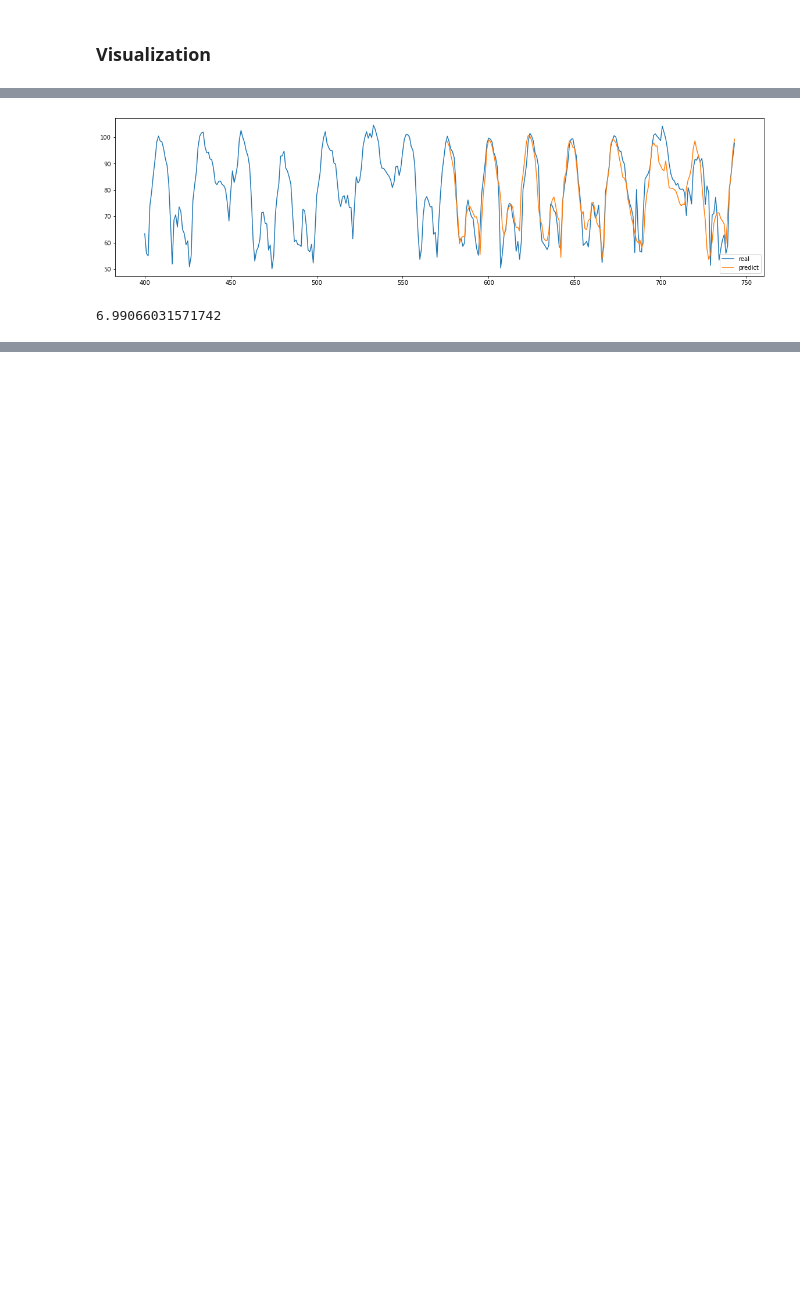
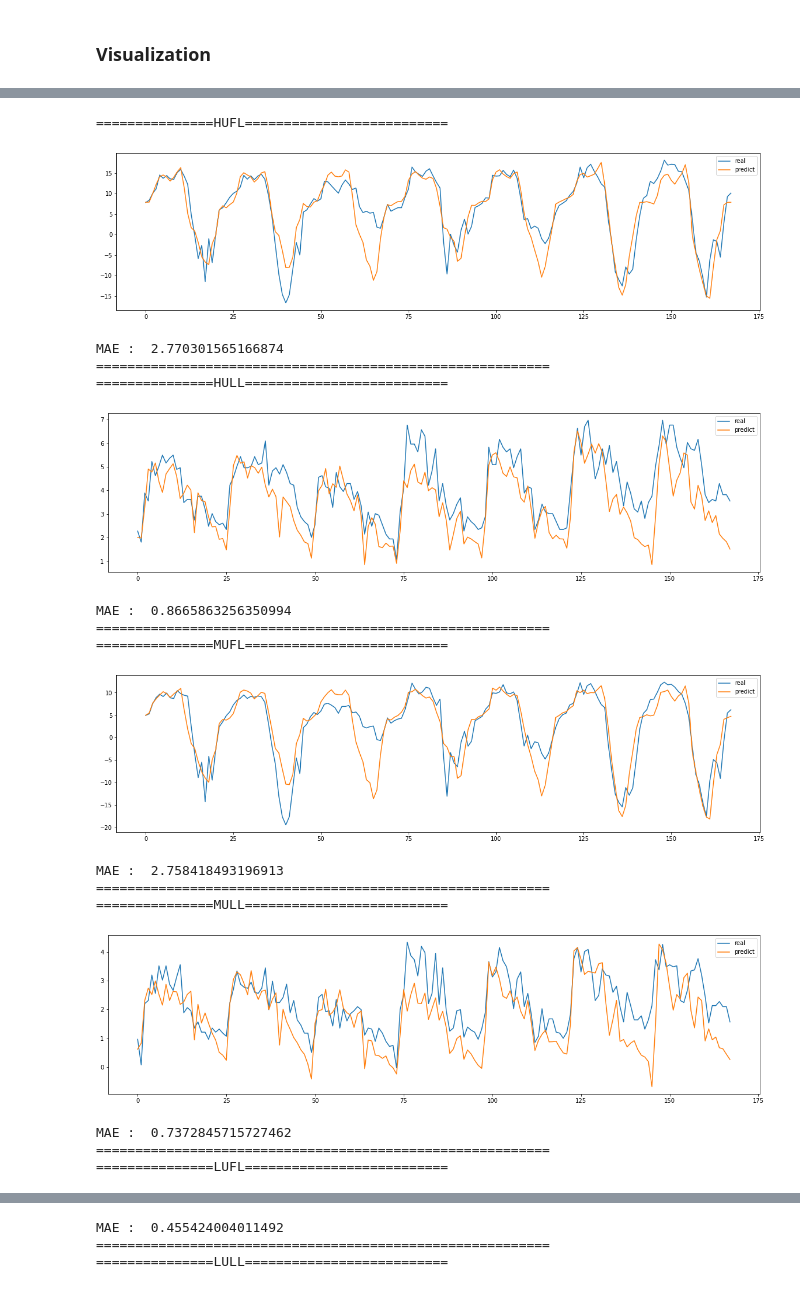
Before and after one commit to K-107/TimeSeriesForecast_Informer2020, a Jupyter notebook: informer.ipynb, the cells around one changed output, grey strips where cells are left out. Drawn from its saved outputs; the diff is of its cells as text; code cells hidden in the pictures; blank space fills up the shorter version.

```diff
--- a/informer.ipynb
+++ b/informer.ipynb
@@ -396,10 +378,10 @@ scaler = dataset.scaler # Load Data에서 사용한 scaler로 훈련 때 사용
 df_test = data_train.copy() # 훈련한 데이터를 입력으로 넣어서 일주일 후를 예측!
 
 # 훈련 데이터에서 사용한 StandardScaler로 변환
-df_test["value"] = scaler.transform(df_test["value"])
+df_scaled = scaler.transform(df_test.drop(['date'], axis=1))
 # datetime 형식으로 변환
 df_test["date"] = pd.to_datetime(df_test["date"].values)
-
+df_test = pd.concat([df_test["date"], df_scaled] ,axis=1)
 
 delta = df_test["date"][1] - df_test["date"][0] # delta는 1시간이다. Timedelta('0 days 01:00:00')
 for i in range(pred_len): # pred_len = 24*7이다.
@@ -452,2 +450,5 @@ print(time.time() - now)
 # %% [markdown]
 ### Visualization
+# %%
+df_answer = pd.read_csv("/content/ETDataset/ETT-small/df_test.csv", encoding='CP949')
+df_answer
@@ -454,23 +469,39 @@ print(time.time() - now)
 # %%
 import matplotlib.pyplot as plt
+from sklearn.metrics import mean_absolute_error
 
-real = data["value"].to_numpy()
-result = df_test["value"].iloc[-24*7:].to_numpy()
+def visualization(feature_name):
+  print(f'==============={feature_name}==========================')
+  real = df_answer[feature_name].to_numpy()
+  result = df_test[feature_name].iloc[-24*7:].to_numpy()
 
-real = min_max_scaler.inverse_transform(real.reshape(-1,1)).reshape(-1)
-result = min_max_scaler.inverse_transform(result.reshape(-1,1)).reshape(-1)
+  plt.figure(figsize=(20,5))
+  plt.plot(real, label="real")
+  plt.plot(result, label="predict")
+  plt.legend()
+  plt.show()
 
-plt.figure(figsize=(20,5))
-plt.plot(range(400,744),real[400:], label="real")
-plt.plot(range(744-24*7,744),result, label="predict")
-plt.legend()
-plt.show()
+  mae = mean_absolute_error(real, result)
+  print("MAE : ", mae)
+  print('==========================================================')
-# %% [output]
-[figure, removed]
-# %%
-def MAPEval(y_pred, y_true):
-    return np.mean(np.abs((y_true - y_pred) / y_true)) * 100
-
-MAPEval(result, real[-24*7:])
-# %% [output]
-6.99066031571742
+# %%
+for feature in df_answer.drop(['date'],axis=1).columns:
+  visualization(feature)
+# %% [output]
+===============HUFL==========================
+[figure, added]
+MAE :  2.770301565166874
+==========================================================
+===============HULL==========================
+[figure, added]
+MAE :  0.8665863256350994
+==========================================================
+===============MUFL==========================
+[figure, added]
+MAE :  2.758418493196913
+==========================================================
+===============MULL==========================
+[figure, added]
+MAE :  0.7372845715727462
+==========================================================
+===============LUFL==========================
@@ -476,0 +509,3 @@ MAPEval(result, real[-24*7:])
+MAE :  0.455424004011492
+==========================================================
+===============LULL==========================
```
Also changed, not shown: parts of 9 cells of this notebook.
